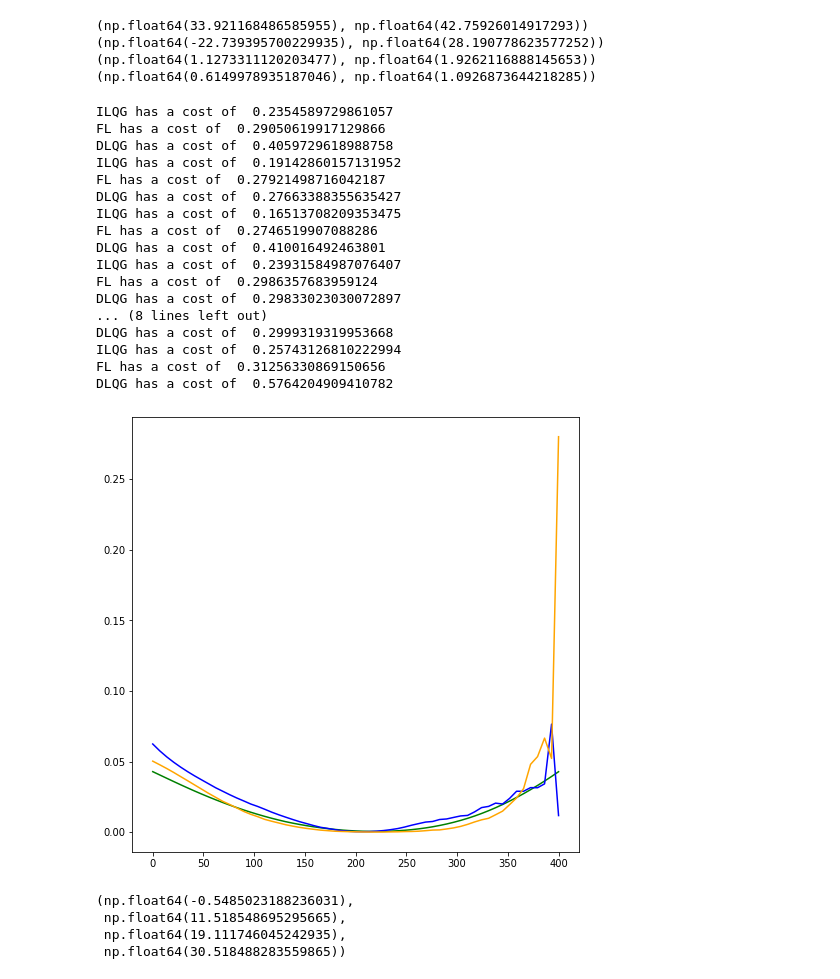
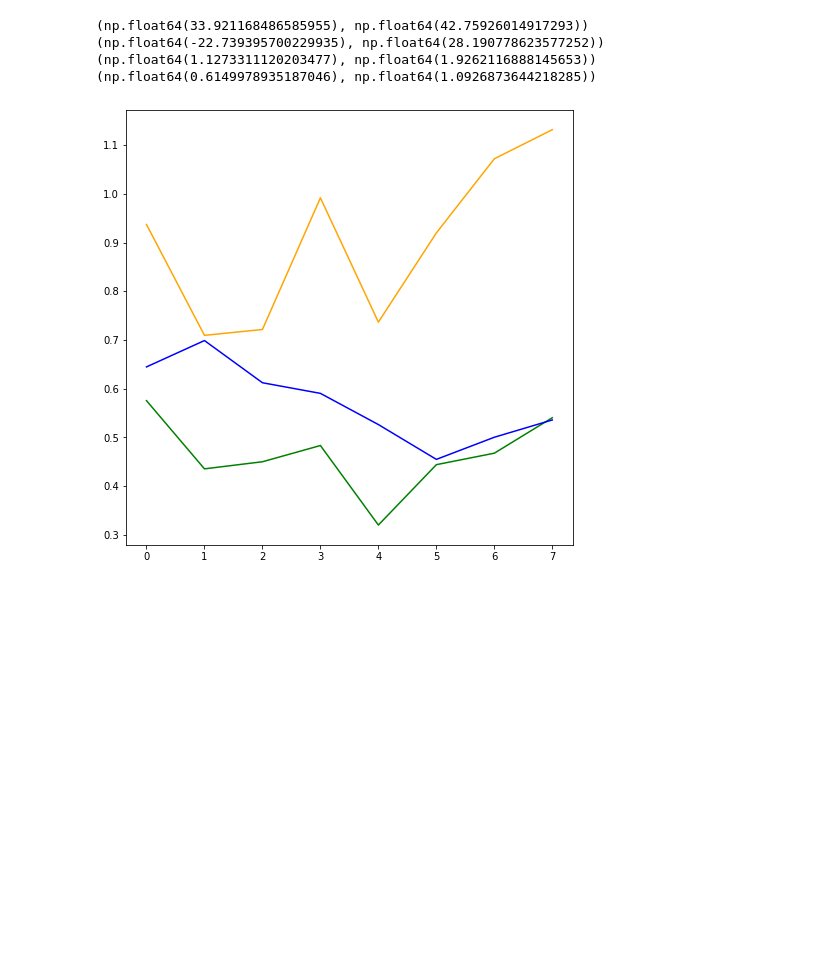
Before and after one commit to AlexandreThy/PhD, a Jupyter notebook: CurrentParts/PaperPlot.ipynb, the cells around one changed output. Drawn from its saved outputs; the diff is of its cells as text; code cells hidden in the pictures; blank space fills up the shorter version.

```diff
--- a/CurrentParts/PaperPlot.ipynb
+++ b/CurrentParts/PaperPlot.ipynb
@@ -139,19 +141,20 @@ sys.path.append('..')
 from Controllers.FL6Muscles import *
 from Controllers.ILQG6Muscles import *
 from Controllers.LQGController import *
-
-st = [0,30]
-MovementTime = .5
-NumIteration = 50
+YST= 45
+XST = 0
+st = [XST,YST]
+MovementTime = .4
+NumIteration = 40
 Time = np.linspace(0,MovementTime*1000,NumIteration)
 
 plt.figure(figsize = (8,8))
-NUM_SIM = 20
+NUM_SIM = 30
 trajectories = np.zeros((NUM_SIM,8,NumIteration,2))
 
 for num_sim in range(NUM_SIM):
     for iter,angles in enumerate(np.linspace(0,2*pi,9)[:-1]) :
-        tg = [cos(angles)*15,30+sin(angles)*15]
+        tg = [XST+cos(angles)*15,YST+sin(angles)*15]
         xLQG,yLQG,uDLQG,z=DLQG_6Muscles(Duration=MovementTime,r1 = .1,Num_iter=NumIteration,starting_point=st,targets=tg,plot = False,Delay = 0.06,Activate_Noise=True)
 
         trajectories[num_sim,iter] = np.array([xLQG,yLQG]).T
@@ -162,13 +165,13 @@ plt.axis("equal")
 ax = plt.gca()
 #ax.spines['top'].set_visible(False)
 #ax.spines['right'].set_visible(False)
-plt.plot([0],[30],marker = "o",markersize = 25,markeredgecolor = "grey",markerfacecolor='white',zorder = 0,markeredgewidth = 5)
+plt.plot([XST],[YST],marker = "o",markersize = 25,markeredgecolor = "grey",markerfacecolor='white',zorder = 0,markeredgewidth = 5)
 ax.axis("off")
 plt.savefig("img/Paper_plots/DLQG_Centerout.png",dpi = 300)
 plt.show()
 plt.figure(figsize = (8,8))
 for iter,angles in enumerate(np.linspace(0,2*pi,9)[:-1]) :
-    tg = [cos(angles)*15,30+sin(angles)*15]
+    tg = [XST+cos(angles)*15,YST+sin(angles)*15]
 
     plt.plot(np.mean(trajectories[:,iter,:,0],axis = 0),np.mean(trajectories[:,iter,:,1],axis = 0),color = "#E69F00",linewidth = 3,label = "DLQG")
     plt.plot([tg[0]],[tg[1]],marker = "s",markersize = 25,markeredgecolor = "grey",markerfacecolor='white',zorder = 0,markeredgewidth = 5)
@@ -176,7 +179,7 @@ for iter,angles in enumerate(np.linspace(0,2*pi,9)[:-1]) :
 
 plt.axis("equal")
 ax = plt.gca()
-plt.plot([0],[30],marker = "o",markersize = 25,markeredgecolor = "grey",markerfacecolor='white',zorder = 0,markeredgewidth = 5)
+plt.plot([XST],[YST],marker = "o",markersize = 25,markeredgecolor = "grey",markerfacecolor='white',zorder = 0,markeredgewidth = 5)
 #ax.spines['top'].set_visible(False)
 #ax.spines['right'].set_visible(False)
 ax.axis("off")
@@ -560,72 +563,36 @@ def Cost_function(x,u,w1 = 1e4,w2 = 1,r = 1e-1,tg = [0,0] ):
 
     return w1*(thetas-target1)**2 + w1*(thetae-target2)**2 + w2*(omegas**2+omegae**2)+ np.sum(u*u) * r
 
 import sys
 sys.path.append('..')
 from Controllers.FL6Muscles import *
 from Controllers.ILQG6Muscles import *
 from Controllers.LQGController import *
 
 st = [0,30]
-MovementTime = .6
-NumIteration = 60
+MovementTime = .5
+NumIteration = 50
 Time = np.linspace(0,MovementTime*1000,NumIteration)
 
-plt.figure(figsize = (8,8))
-NUM_SIM = 40
+plt.subplots(figsize = (8,8))
+NUM_SIM = 100
 Cost_value = np.zeros((NUM_SIM,8,3))
 Commands = np.zeros((NUM_SIM,8,3,NumIteration-1,6))
 for num_sim in range(NUM_SIM):
     for iter,angles in enumerate(np.linspace(0,2*pi,9)[:-1]) :
         tg = [cos(angles)*15,30+sin(angles)*15]
         xILQG,yILQG,zilqg,uILQG=ILQG(MovementTime,1e4,1,.1,tg,st,NumIteration,delay = 0.06,Noise=True,print_iterations=False)
         xFL,yFL,xfl,uFL = FL_6muscles(Duration=MovementTime,w1=1e7,w2=1e7,w3=1e3,w4=1e3,r=1e-7,Num_iter=NumIteration,starting_point=st,targets=tg,Delay = 0.06,Activate_Noise=True)
         xLQG,yLQG,uDLQG,z=DLQG_6Muscles(Duration=MovementTime,r1 = .1,Num_iter=NumIteration,starting_point=st,targets=tg,plot = False,Delay = 0.06,Activate_Noise=True)
         Commands[num_sim,iter] = np.array([uILQG,uFL,uDLQG])
         Cost_value[num_sim,iter] = np.array([Cost_function(zilqg,uILQG,tg = tg),Cost_function(xfl,uFL,tg = tg),Cost_function(z.T,uDLQG,tg = tg)])
 
 Cost_value = np.mean(Cost_value,axis = 0)
 Commands = np.mean(Commands,axis = 0)
 colors = ["green","blue","orange"]
 
 for i in range(3):
-    plt.plot(np.linspace(0,400,NumIteration-1),np.sum(Commands[7,i,:,:]*Commands[7,i,:,:],axis = 1),color = colors[i])
-for iter in range(8):
-    print("ILQG has a cost of ", Cost_value[iter,0],"\nFL has a cost of ", Cost_value[iter,1],"\nDLQG has a cost of ", Cost_value[iter,2])
+    plt.plot(np.arange(8),Cost_value[:,i],color = colors[i])
 plt.show()
-
-plt.figure(figsize = (8,8))
-X = np.zeros(NumIteration)
-Y = np.zeros(NumIteration)
-Y[0] = 30
-
-theta0 = compute_angles_from_cartesian(0,30)
-x = np.array([theta0[0],theta0[1],0,0,0,0])
-for i in range(NumIteration-1):
-    x += .01 * f(x,Commands[7,2,i,:]).reshape(6)
-    X[i+1],Y[i+1] = ToCartesian(x[:2])
-plt.plot(X,Y)
-plt.axis("equal")
 # %% [output]
-ILQG has a cost of  0.2354589729861057
-FL has a cost of  0.29050619917129866
-DLQG has a cost of  0.4059729618988758
-ILQG has a cost of  0.19142860157131952
-FL has a cost of  0.27921498716042187
-DLQG has a cost of  0.27663388355635427
-ILQG has a cost of  0.16513708209353475
-FL has a cost of  0.2746519907088286
-DLQG has a cost of  0.410016492463801
-ILQG has a cost of  0.23931584987076407
-FL has a cost of  0.2986357683959124
-DLQG has a cost of  0.29833023030072897
-... (8 lines left out)
-DLQG has a cost of  0.2999319319953668
-ILQG has a cost of  0.25743126810222994
-FL has a cost of  0.31256330869150656
-DLQG has a cost of  0.5764204909410782
-[figure, old version]
+[figure, new version]
-(np.float64(-0.5485023188236031),
- np.float64(11.518548695295665),
- np.float64(19.111746045242935),
- np.float64(30.518488283559865))
```
Also changed, not shown: parts of 8 cells of this notebook.
